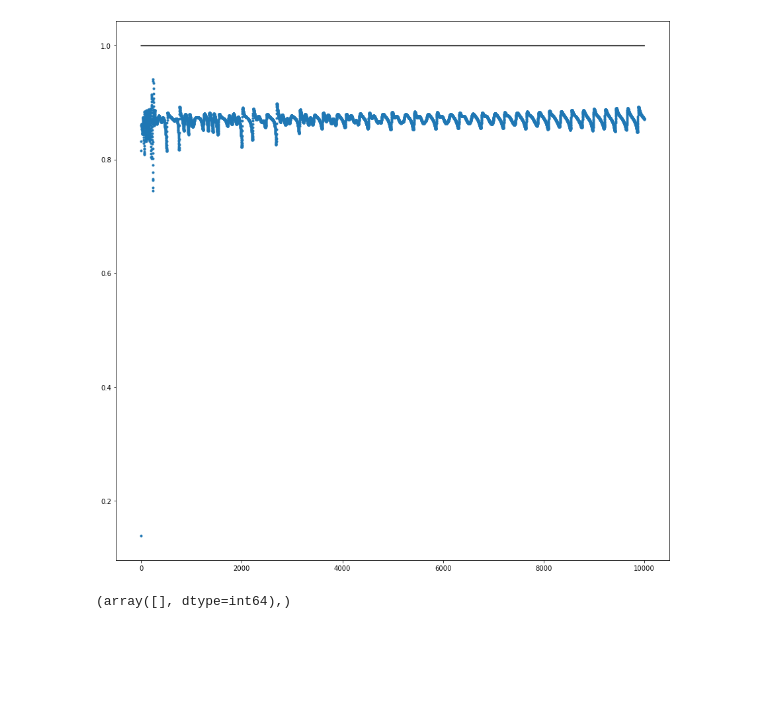
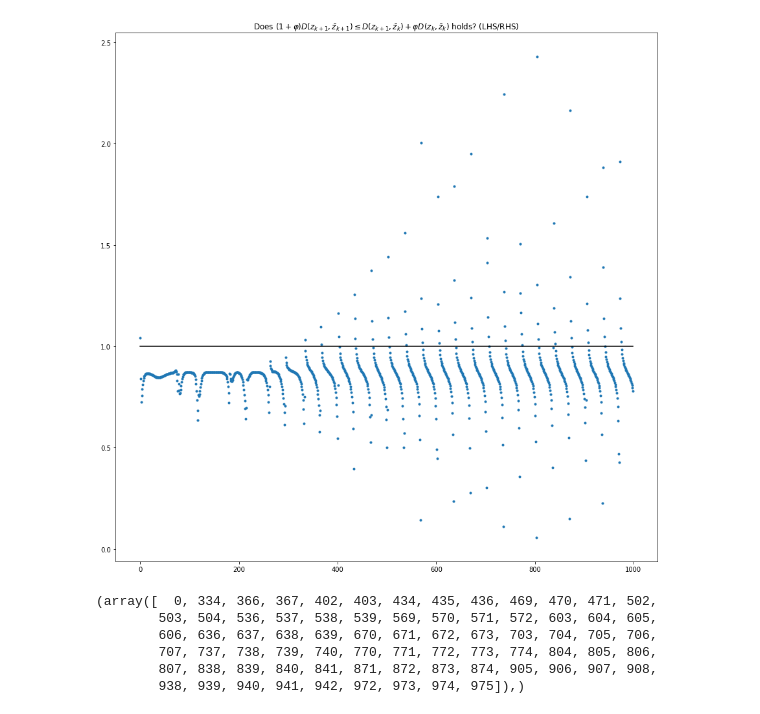
Before and after one commit to duteda/Tests, a Jupyter notebook: Linear Test.ipynb, the cells around one changed output. Saved outputs shown, nothing was run; the diff lists cells and outputs as text; code cells hidden in the pictures; blank space fills up the shorter version.

Commit message:
added plots to check key inequalities

```diff
--- a/Linear Test.ipynb
+++ b/Linear Test.ipynb
@@ -8,7 +8,7 @@ np.random.seed(8)
 # %%
 # create functions
 n = 10 # number of linear functions
-d = 3
+d = 1
 # C = np.zeros(shape=(n,d))
 # C[0,:] = np.random.uniform(size=d)
 # C[1,:] = -np.random.uniform(size=d)
@@ -18,7 +18,7 @@ b = np.random.normal(size=n)
 x0 = np.random.normal(size=d, scale=2)
 
 f = lambda x: np.max(C@x + b)
-n_iters = 10000
+n_iters = 1000
 df_err = pd.DataFrame(columns=('Sub-Grad', 'GRAAL', 'GRAAL (KL)')) # distance between current iterate and actual sol
 df_time = pd.DataFrame(columns=('Sub-Grad', 'GRAAL', 'GRAAL (KL)')) # time at current iterate
 # %%
@@ -122,6 +141,8 @@ for k in tqdm(range(n_iters)):
 #     err = np.linalg.norm(f(x) - f(x1))
     df_err.loc[k, 'GRAAL'] = np.linalg.norm(f(x)-obj)
     df_time.loc[k, 'GRAAL'] = time()-time0
+
+sol_x, sol_y = z[:-n], z[-n:]
 # %%
 # GRAAL (KL)
 df = pd.DataFrame(columns=['D(y{k+1}, y_{k+1})',
@@ -174,6 +195,7 @@ for k in tqdm(range(n_iters)):
     df.loc[k, 'D(y{k+1}, y_{k+1})'] = D(y, y_) + .5*np.linalg.norm(x - x_)
     df.loc[k, 'D(y{k+1}, y_k)'] = D(y, y1_) + .5*np.linalg.norm(x - x1_)
     df.loc[k, 'D(yk, y_k)'] = D(y1, y1_) + .5*np.linalg.norm(x1 - x1_)
+    df.loc[k, 'Energy'] = (1+phi)*(D(sol_y,y_)+.5*np.linalg.norm(sol_x-x_)**2) + (phi/2)*(D(y,y1)+.5*np.linalg.norm(x-x1)**2)
 # %%
 fig, ax = plt.subplots(figsize=(15,15))
 df_err.plot(ax=ax, logy=True)
@@ -197,21 +219,26 @@ plt.show()
 # %%
 fig,ax = plt.subplots(figsize=(15,15))
 
 LHS = (phi+1)*df['D(y{k+1}, y_{k+1})']
 # ax.plot(Y, 'y-', label='LHS')
 
 RHS = df['D(y{k+1}, y_k)'] + phi*df['D(yk, y_k)']
 # ax.plot(Y, 'g-', label='RHS')
 ax.plot(LHS/RHS, '.')
 
 X = df.index
 Y = [1]*len(X)
 ax.plot(X, Y, 'k-')
 
+plt.title(r"Does $(1+\varphi)D(z_{k+1}, \bar{z}_{k+1}) \leq D(z_{k+1}, \bar{z}_k) + \varphi D(z_k, \bar{z}_k)$ holds? (LHS/RHS)")
 plt.show()
+
+np.where(LHS > RHS)
 # %% [output]
-[figure, old version]
+[figure, new version]
+(array([  0, 334, 366, 367, 402, 403, 434, 435, 436, 469, 470, 471, 502,
+        503, 504, 536, 537, 538, 539, 569, 570, 571, 572, 603, 604, 605,
+        606, 636, 637, 638, 639, 670, 671, 672, 673, 703, 704, 705, 706,
+        707, 737, 738, 739, 740, 770, 771, 772, 773, 774, 804, 805, 806,
+        807, 838, 839, 840, 841, 871, 872, 873, 874, 905, 906, 907, 908,
+        938, 939, 940, 941, 942, 972, 973, 974, 975]),)
-# %%
-np.where(LHS > RHS)
-# %% [output]
-(array([], dtype=int64),)
```
Also changed, not shown: parts of 8 cells of this notebook.
